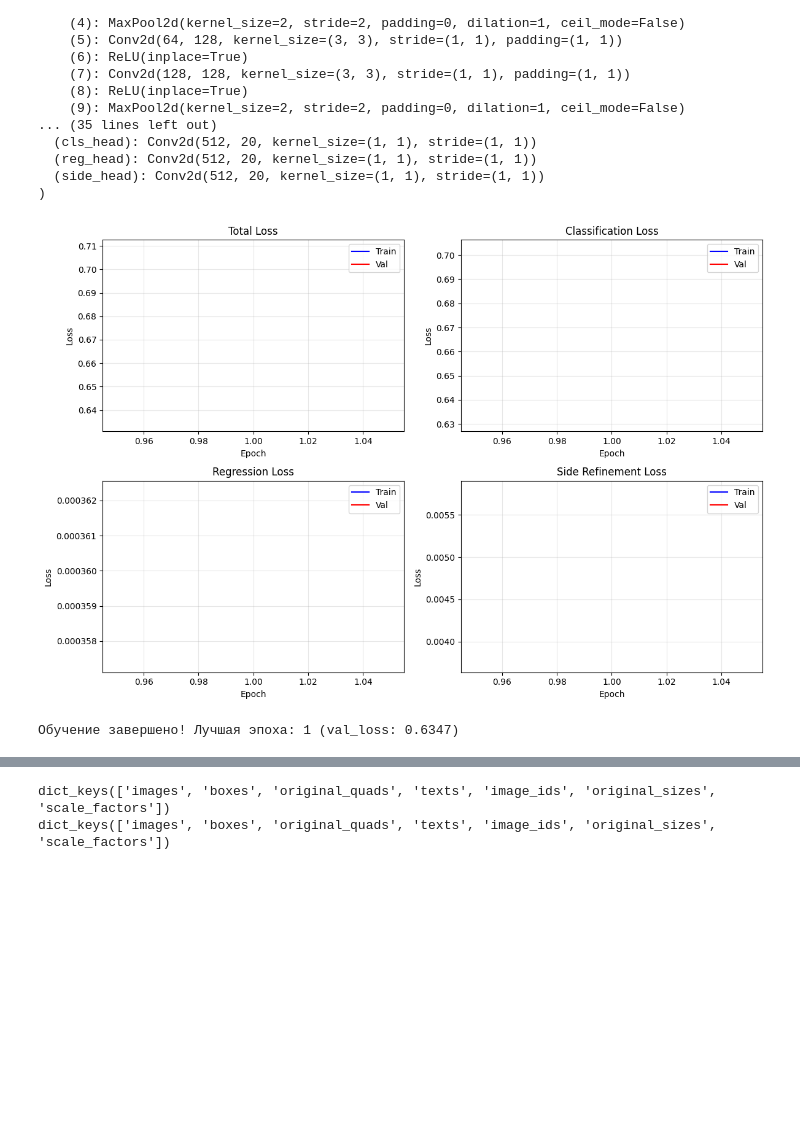
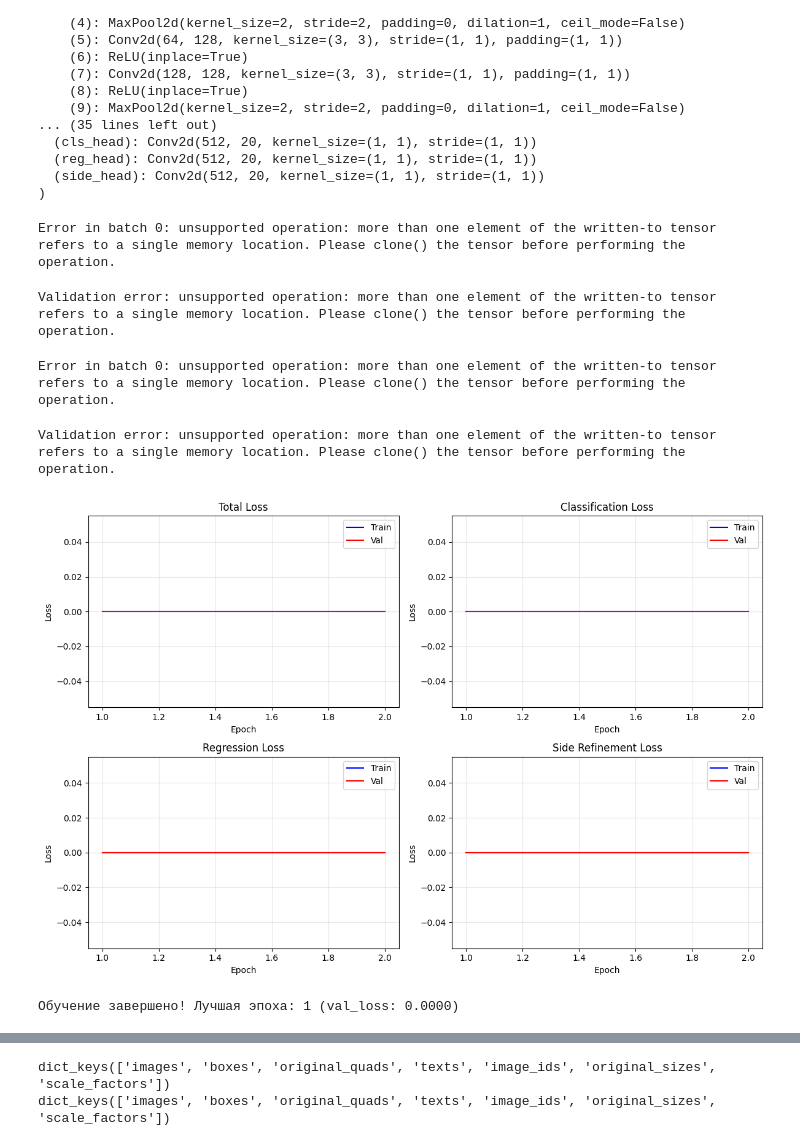
Before and after one commit to ku9efeld/NN-Architectures-Project, a Jupyter notebook: Task1/RectCTPN/train.ipynb, the cells around one changed output, grey strips where cells are left out. Drawn from its saved outputs; the diff is of its cells as text; code cells hidden in the pictures; blank space fills up the shorter version.

Commit message:
Third iter CTPN

```diff
--- a/Task1/RectCTPN/train.ipynb
+++ b/Task1/RectCTPN/train.ipynb
@@ -62,7 +226,7 @@ CTPN(
 )
 # %%
 
-def train_epoch(model, dataloader, criterion, optimizer, device, epoch, num_anchors=10):
+def train_epoch(model, dataloader, criterion, optimizer, device, epoch, generator, num_anchors=10):
     """Одна эпоха обучения для полной CTPN модели"""
     model.train()
     total_loss = 0
@@ -74,12 +238,13 @@ def train_epoch(model, dataloader, criterion, optimizer, device, epoch, num_anch
 
     for batch_idx, batch in enumerate(progress_bar):
             # Перенос изображений на устройство
+
             images = batch['images'].to(device)
 
             # Подготовка полных таргетов для CTPN
             gt_data = prepare_full_ctpn_targets(
                 batch,
-                num_anchors=num_anchors,
+                generator=generator
             )
 
             # Forward pass - получаем 3 выхода
@@ -150,7 +315,11 @@ def train_model(model, train_loader, val_loader, criterion, optimizer,
     """
     # Перемещаем модель на устройство
     model = model.to(device)
-
+    generator = CTPNAnchors(
+    anchor_heights=[4, 7, 11, 18, 28, 44, 70, 110, 170, 260],  # Для чеков
+    stride=16,
+    width=16
+    )
     # История обучения
     history = {
         'train_total': [], 'train_cls': [], 'train_reg': [], 'train_side': [],
@@ -168,13 +337,13 @@ def train_model(model, train_loader, val_loader, criterion, optimizer,
         # Обучение
         train_losses = train_epoch(
             model, train_loader, criterion, optimizer,
-            device, epoch_num, num_anchors
+            device, epoch_num, generator
         )
         avg_total_loss, avg_cls_loss, avg_reg_loss, avg_side_loss = train_losses
 
         # Валидация
         val_losses = validate_epoch(
-            model, val_loader, criterion, device, num_anchors
+            model, val_loader, criterion, device, generator
         )
         val_total, val_cls, val_reg, val_side = val_losses
 
@@ -220,7 +389,7 @@ def train_model(model, train_loader, val_loader, criterion, optimizer,
 
     return model, history
 
-def train_epoch(model, dataloader, criterion, optimizer, device, epoch, num_anchors=10):
+def train_epoch(model, dataloader, criterion, optimizer, device, epoch, generator, num_anchors=10):
     """Одна эпоха обучения для полной CTPN модели"""
     model.train()
     total_loss = 0
@@ -233,9 +402,10 @@ def train_epoch(model, dataloader, criterion, optimizer, device, epoch, num_anch
 
     for batch_idx, batch in enumerate(batch_pbar):
         try:
+
             images = batch['images'].to(device)
 
-            gt_data = prepare_full_ctpn_targets(batch, num_anchors=num_anchors)
+            gt_data = prepare_full_ctpn_targets(batch,anchor_generator=generator,)
 
             optimizer.zero_grad()
             cls_pred, reg_pred, side_pred = model(images)
@@ -279,7 +449,7 @@ def train_epoch(model, dataloader, criterion, optimizer, device, epoch, num_anch
 
     return avg_total, avg_cls, avg_reg, avg_side
 
-def validate_epoch(model, val_loader, criterion, device, num_anchors=10):
+def validate_epoch(model, val_loader, criterion, device, generator, num_anchors=10):
     """Валидационная эпоха"""
     model.eval()
     total_loss = 0
@@ -294,8 +464,12 @@ def validate_epoch(model, val_loader, criterion, device, num_anchors=10):
     with torch.no_grad():
         for batch in val_pbar:
             try:
+
+
+
                 images = batch['images'].to(device)
-                gt_data = prepare_full_ctpn_targets(batch, num_anchors=num_anchors)
+
+                gt_data = prepare_full_ctpn_targets(batch, anchor_generator=generator)
 
                 cls_pred, reg_pred, side_pred = model(images)
                 losses = criterion(cls_pred, reg_pred, side_pred, gt_data)
@@ -372,21 +546,25 @@ def visualize_training(history):
     plt.show()
 # %%
 model = CTPN()
-criterion = CTPNLoss()
+criterion = CTPNLossSimple()
 optimizer = torch.optim.Adam(model.parameters(), lr=0.001, weight_decay=0.0001)
 
 device = torch.device('cuda' if torch.cuda.is_available() else 'cpu')
 
 trained_model, history = train_model(
         model=model,
         train_loader=train_loader,
         val_loader=val_loader,
         criterion=criterion,
         optimizer=optimizer,
         device=device,
-        num_epochs=1,
+        num_epochs=2,
         num_anchors=10
     )
 # %% [output]
+Error in batch 0: unsupported operation: more than one element of the written-to tensor refers to a single memory location. Please clone() the tensor before performing the operation.
+Validation error: unsupported operation: more than one element of the written-to tensor refers to a single memory location. Please clone() the tensor before performing the operation.
+Error in batch 0: unsupported operation: more than one element of the written-to tensor refers to a single memory location. Please clone() the tensor before performing the operation.
+Validation error: unsupported operation: more than one element of the written-to tensor refers to a single memory location. Please clone() the tensor before performing the operation.
-[figure, old version]
+[figure, new version]
-Обучение завершено! Лучшая эпоха: 1 (val_loss: 0.6347)
+Обучение завершено! Лучшая эпоха: 1 (val_loss: 0.0000)
```
Also changed, not shown: parts of 12 cells of this notebook, 12 other files.
